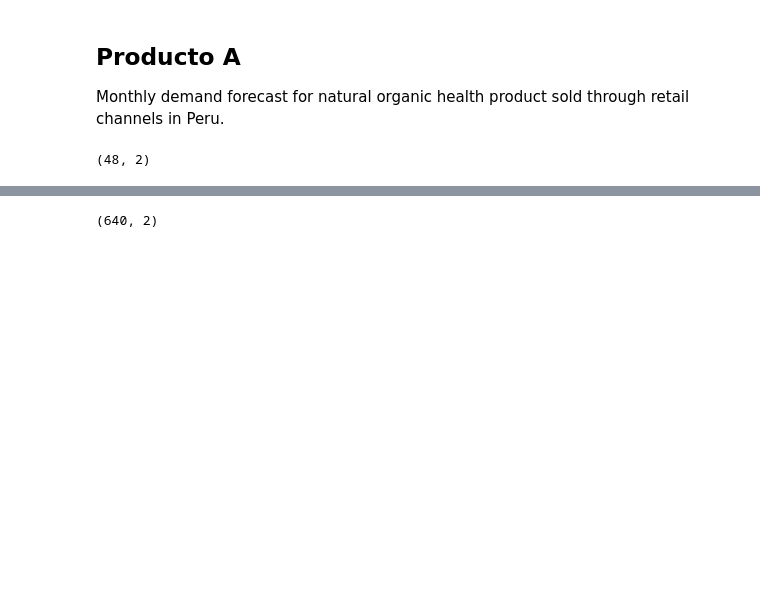
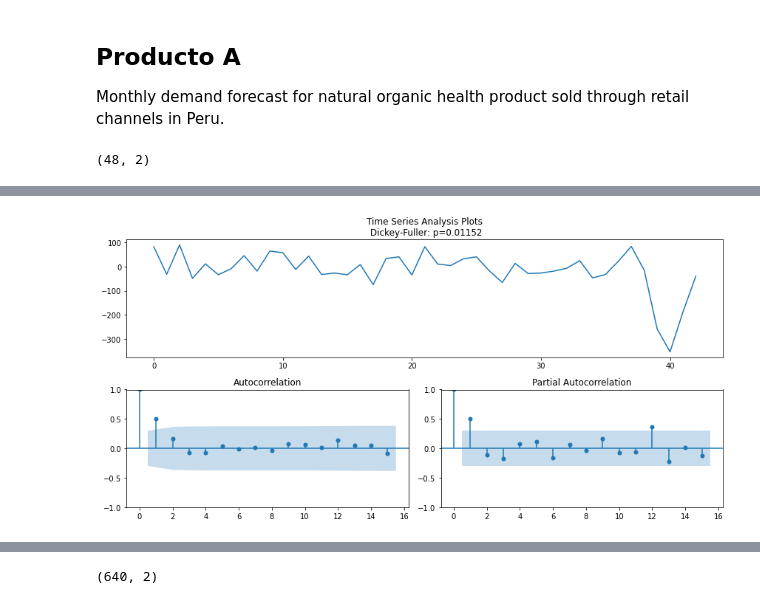
Before and after one commit to paolorossig/black-andes-test, a Jupyter notebook: problem02.ipynb, the cells around one changed output, grey strips where cells are left out. Cells and saved outputs as stored; diff of their text form; code cells hidden in the pictures; blank space fills up the shorter version.

```diff
--- a/problem02.ipynb
+++ b/problem02.ipynb
@@ -35,0 +60,4 @@ df.shape
+# %%
+tsplot(y_diff, lags=15)
+# %% [output]
+[figure, added]
```
Also changed, not shown: parts of 18 cells of this notebook, 2 other files.
